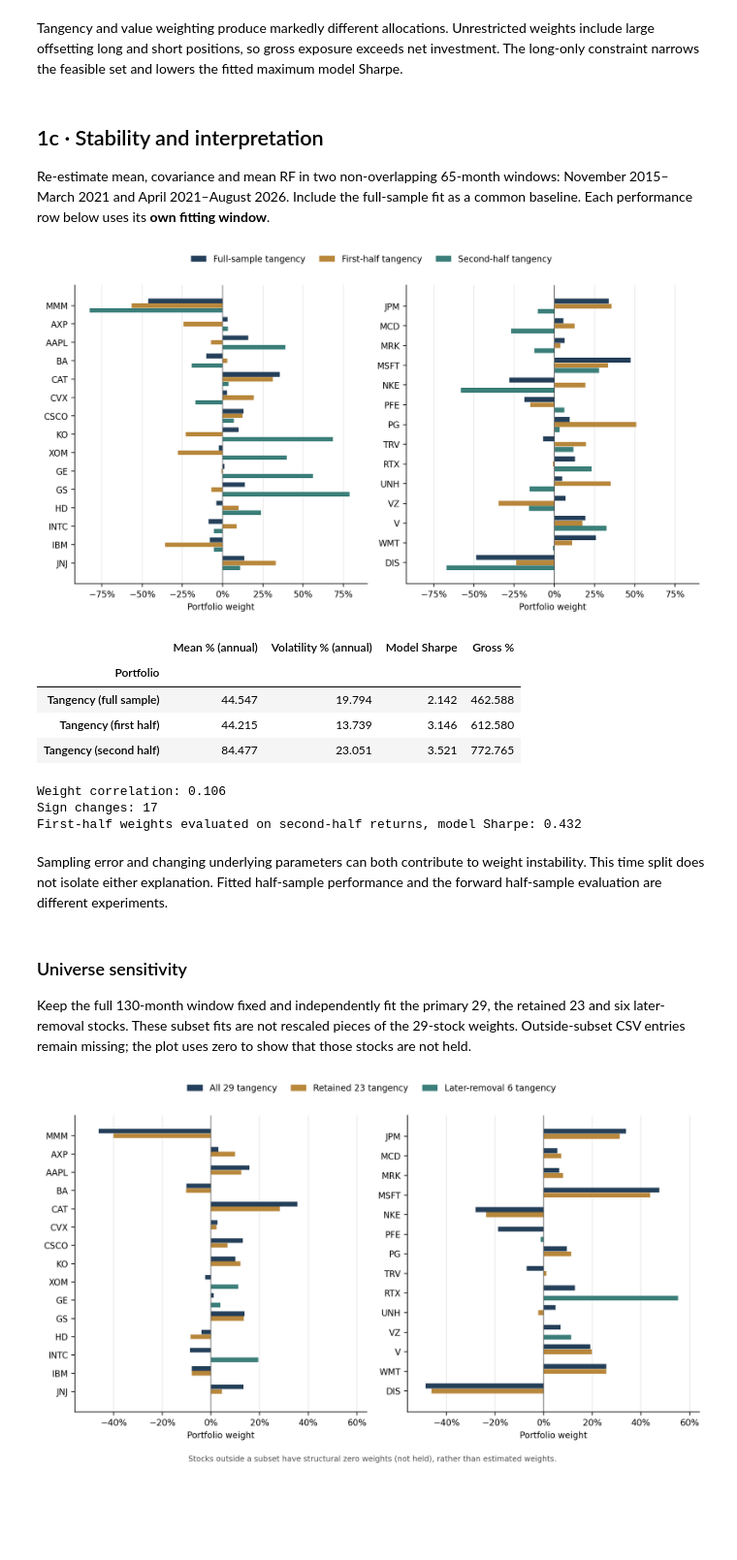
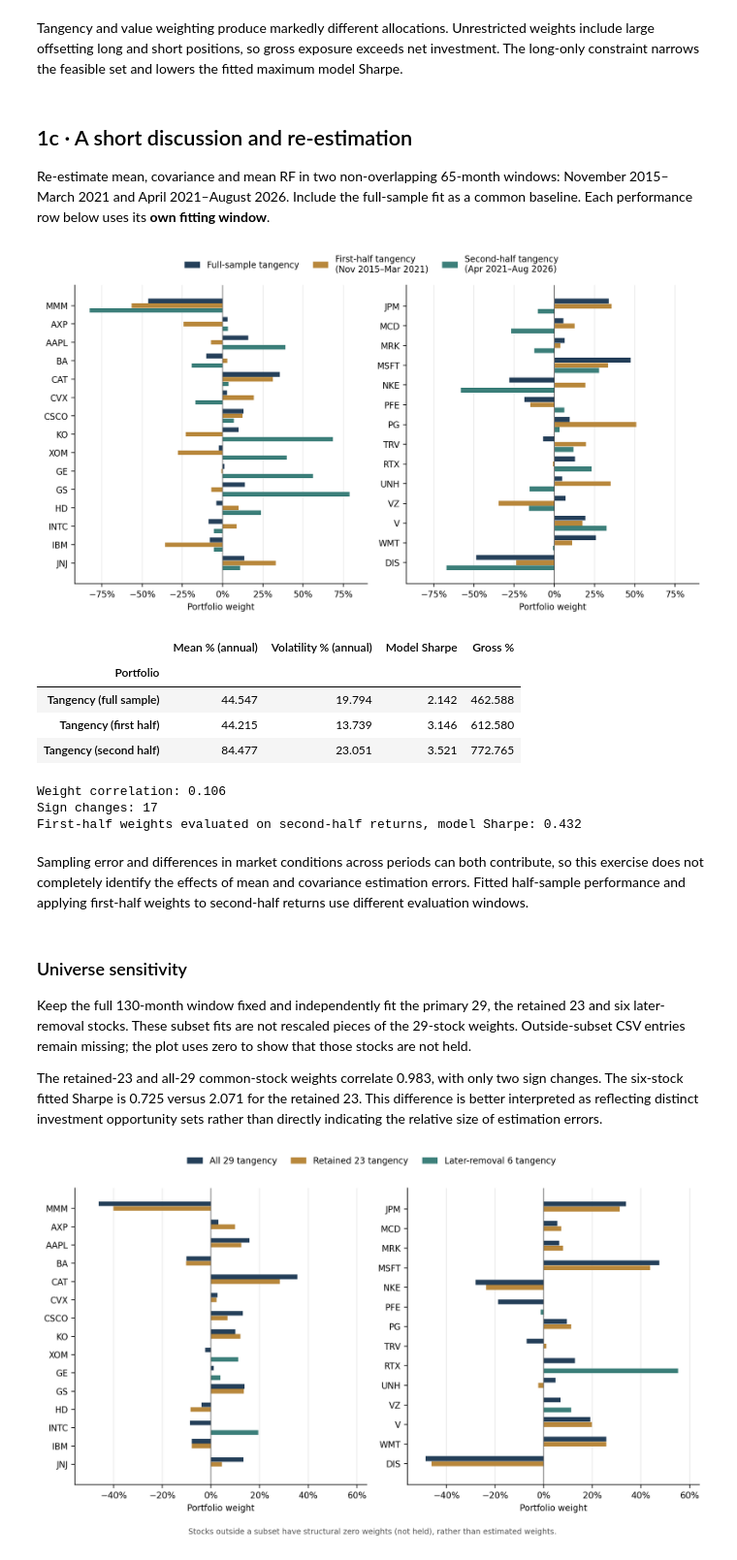
Before and after one commit to JeremyLMC/FE5108-Group-Project, a Jupyter notebook: notebooks/stage1_walkthrough.ipynb, the cells around one changed output. Shown at 97% size. Cells and saved outputs as stored; diff of their text form; code cells hidden in the pictures; blank space fills up the shorter version.

```diff
--- a/notebooks/stage1_walkthrough.ipynb
+++ b/notebooks/stage1_walkthrough.ipynb
@@ -165,29 +165,29 @@ Unrestricted weights include large offsetting long and short positions, so
 gross exposure exceeds net investment. The long-only constraint narrows the
 feasible set and lowers the fitted maximum model Sharpe.
 # %% [markdown]
-## 1c · Stability and interpretation
+## 1c · A short discussion and re-estimation
 
 Re-estimate mean, covariance and mean RF in two non-overlapping 65-month
 windows: November 2015–March 2021 and April 2021–August 2026. Include the
 full-sample fit as a common baseline. Each performance row below uses its
 **own fitting window**.
 # %%
-display(Image(filename=str(ROOT / 'results/stage1/figures/time_weights_three.png'), width=960))
+display(Image(filename=str(ROOT / 'results/stage1/figures/time_weights_three_dated.png'), width=960))
 fitted_rows = pd.concat([
     statistics.query("portfolio == 'Tangency (full sample)' and evaluation_window == 'full_sample'"),
     statistics.query("portfolio == 'Tangency (first half)' and evaluation_window == 'first_half'"),
     statistics.query("portfolio == 'Tangency (second half)' and evaluation_window == 'second_half'")
 ], ignore_index=True)
 display(performance(fitted_rows))
 time_weights = table('results/stage1/exhibit_1c_subsample_weights.csv').set_index('ticker')
 first, second = time_weights['first_half_weight'], time_weights['second_half_weight']
 print('Weight correlation:', round(first.corr(second), 3))
 print('Sign changes:', int((np.sign(first) != np.sign(second)).sum()))
 holdout = statistics.query("portfolio == 'Tangency (first half)' and evaluation_window == 'second_half'")
 print('First-half weights evaluated on second-half returns, model Sharpe:',
       round(float(holdout.iloc[0]['sharpe_model_annual']), 3))
 # %% [output]
-[figure, old version]
+[figure, new version]
 |  | Mean % (annual) | Volatility % (annual) | Model Sharpe | Gross % |
 | Portfolio |  |  |  |  |
 | Tangency (full sample) | 44.547 | 19.794 | 2.142 | 462.588 |
@@ -197,10 +197,10 @@ Weight correlation: 0.106
 Sign changes: 17
 First-half weights evaluated on second-half returns, model Sharpe: 0.432
 # %% [markdown]
-Sampling error and changing underlying parameters can both contribute to
-weight instability. This time split does not isolate either explanation.
-Fitted half-sample performance and the forward half-sample evaluation are
-different experiments.
+Sampling error and differences in market conditions across periods can both
+contribute, so this exercise does not completely identify the effects of mean
+and covariance estimation errors. Fitted half-sample performance and applying
+first-half weights to second-half returns use different evaluation windows.
 # %% [markdown]
 ### Universe sensitivity
 
@@ -208,6 +208,12 @@ Keep the full 130-month window fixed and independently fit the primary 29,
 the retained 23 and six later-removal stocks. These subset fits are not rescaled
 pieces of the 29-stock weights. Outside-subset CSV entries remain missing;
 the plot uses zero to show that those stocks are not held.
+
+The retained-23 and all-29 common-stock weights correlate 0.983, with only
+two sign changes. The six-stock fitted Sharpe is 0.725 versus 2.071 for the
+retained 23. This difference is better interpreted as reflecting distinct
+investment opportunity sets rather than directly indicating the relative size
+of estimation errors.
 # %%
 display(Image(filename=str(ROOT / 'results/stage1/universe_sensitivity/figures/weights_three.png'), width=960))
 universe_stats = table('results/stage1/universe_sensitivity/portfolio_statistics.csv')
```
Also changed, not shown: parts of 6 cells of this notebook, 25 other files.
